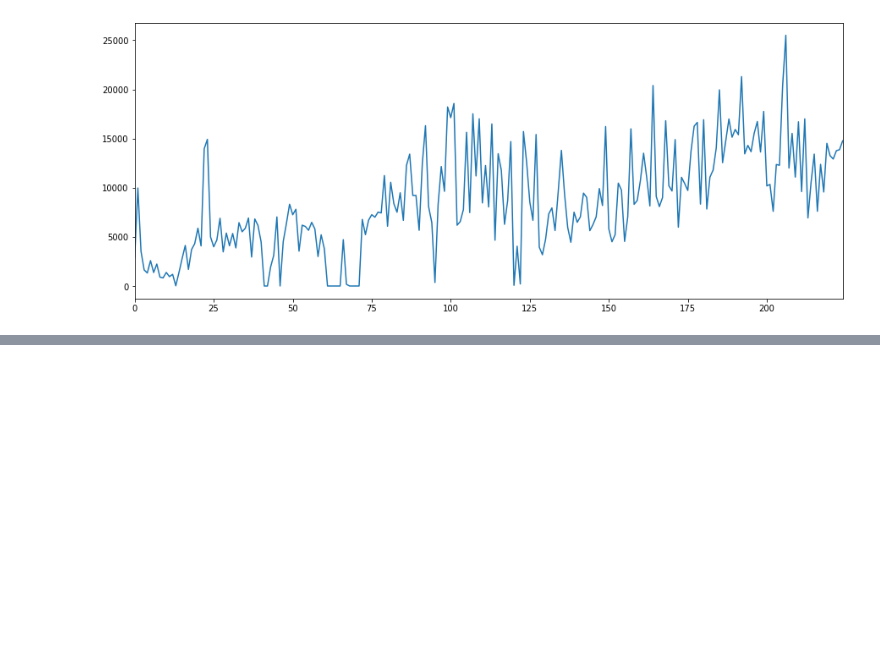
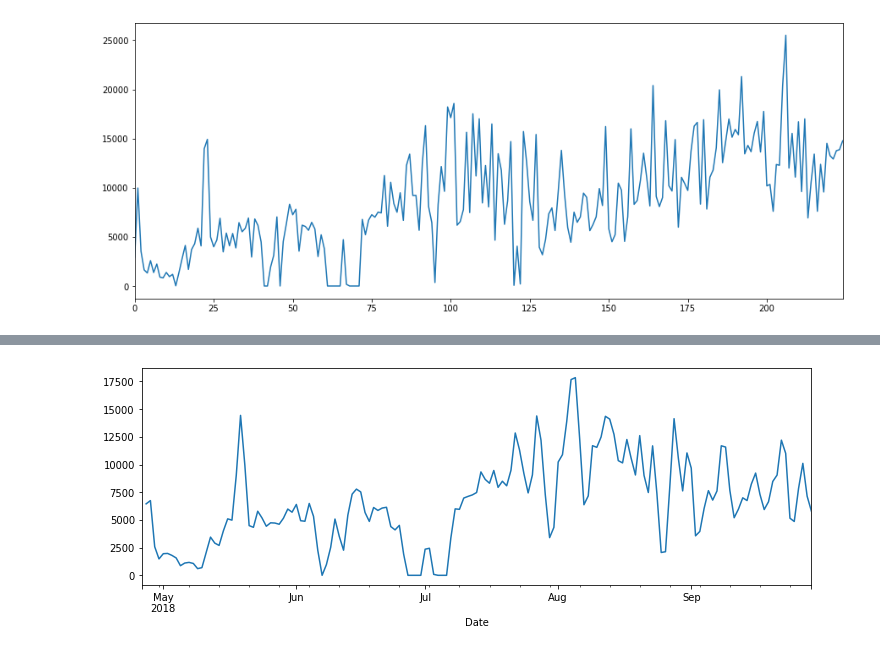
Before and after one commit to Bayes19/Project-Fitbit, a Jupyter notebook: Explore df.ipynb, the cells around one changed output, grey strips where cells are left out. Cells and saved outputs as stored; diff of their text form; code cells hidden in the pictures; blank space fills up the shorter version.

```diff
--- a/Explore df.ipynb
+++ b/Explore df.ipynb
@@ -107,0 +131,5 @@ plt.show()
+# %%
+train1.rolling(2).mean().plot(figsize=(12, 4))
+plt.show()
+# %% [output]
+[figure, added]
```
Also changed, not shown: parts of 13 cells of this notebook.
